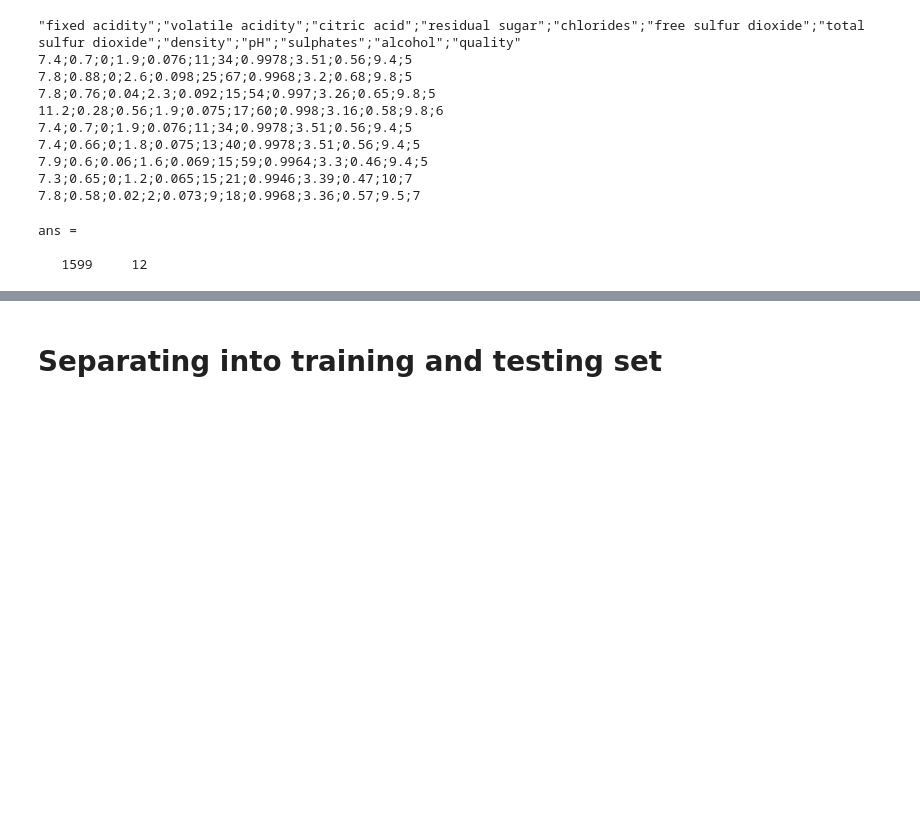
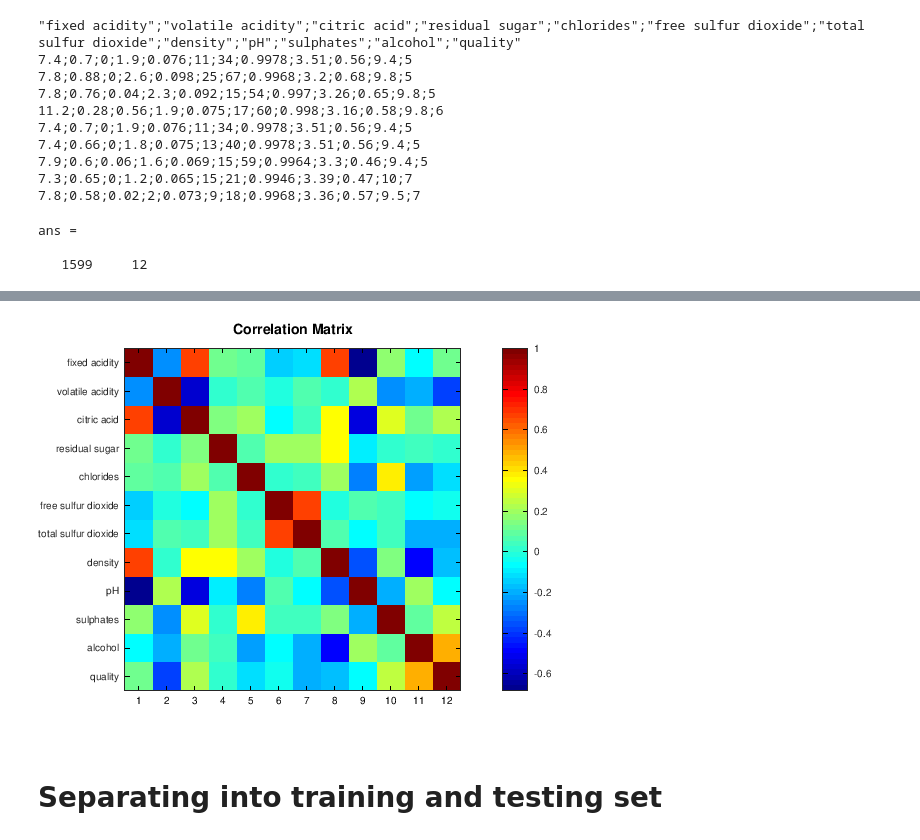
Before and after one commit to RafaelGoncalves8/mlp, a Jupyter notebook: notebook/mlp.ipynb, the cells around one changed output, grey strips where cells are left out. Drawn from its saved outputs; the diff is of its cells as text; code cells hidden in the pictures; blank space fills up the shorter version.

```diff
--- a/notebook/mlp.ipynb
+++ b/notebook/mlp.ipynb
@@ -44,0 +47,7 @@ ans =
+# %%
+data_norm = [];
+for j = 1:size(data,2),
+    data_norm = [data_norm, (data(:,j)- mean(data(:,j))*ones(size(data,1),1))/std(data(:,j))];
+end
+# %%
+cor = corr(data_norm)
@@ -45,3 +72,15 @@ ans =
+# %%
+imagesc(cor);
+
+set(gca, 'XTick', 1:size(cor,2)); % center x-axis ticks on bins
+set(gca, 'YTick', 1:size(cor,2)); % center y-axis ticks on bins
+set(gca, 'YTickLabel', ["fixed acidity";"volatile acidity";"citric acid";"residual sugar";"chlorides";"free sulfur dioxide";"total sulfur dioxide";"density";"pH";"sulphates";"alcohol";"quality"]); % set y-axis labels
+title('Correlation Matrix', 'FontSize', 14); % set title
+
+colormap('jet'); % set the colorscheme
+colorbar; % enable colorbar
+# %% [output]
+[figure, added]
 # %% [markdown]
 # Separating into training and testing set
 # %%
```
Also changed, not shown: parts of 12 cells of this notebook, 1 other file.
